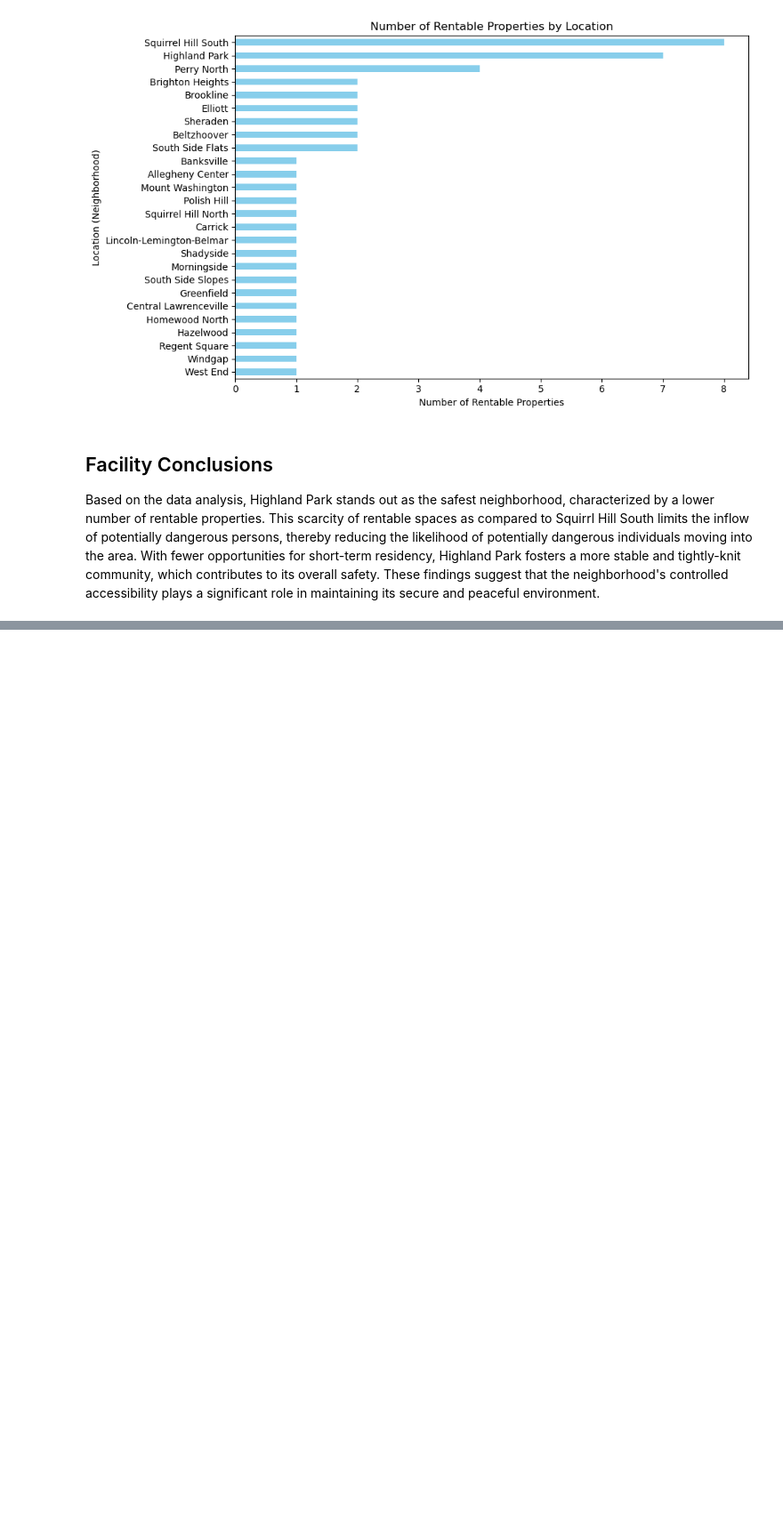
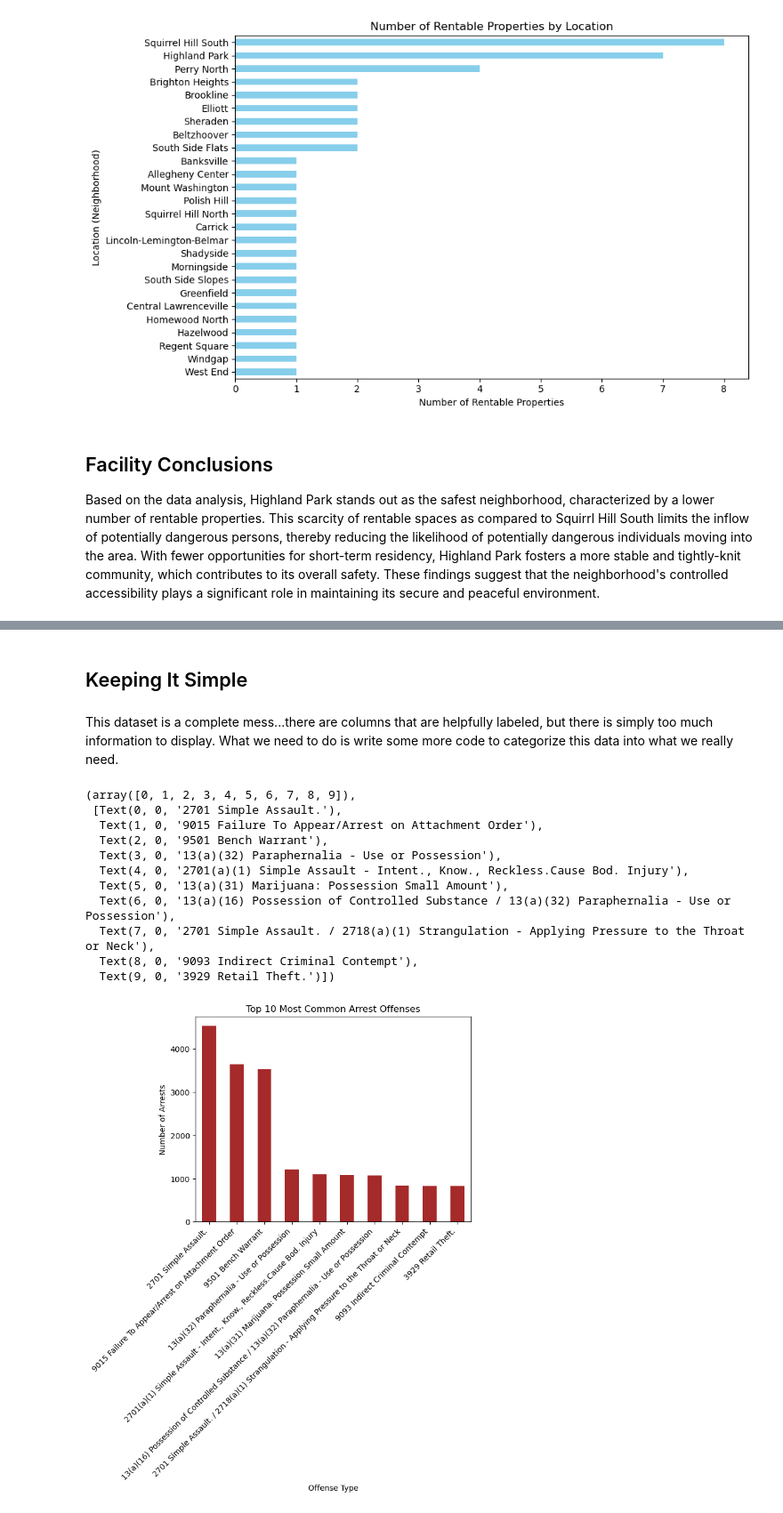
Before and after one commit to TyM022/Final-Project, a Jupyter notebook: finalnotebook.ipynb, the cells around one changed output, grey strips where cells are left out. Shown at 89% size. Saved outputs shown, nothing was run; the diff lists cells and outputs as text; code cells hidden in the pictures; blank space fills up the shorter version.

```diff
--- a/finalnotebook.ipynb
+++ b/finalnotebook.ipynb
@@ -451,0 +460,5 @@ Based on the data analysis, Highland Park stands out as the safest neighborhood,
+# %%
+import pandas as pd
+%matplotlib inline
+arrestInfo = pd.read_csv('arrestData.csv')
+arrestInfo
@@ -451,0 +479,29 @@ Based on the data analysis, Highland Park stands out as the safest neighborhood,
+# %% [markdown]
+## Keeping It Simple
+# %% [markdown]
+This dataset is a complete mess...there are columns that are helpfully labeled, but there is simply too much information to display. What we need to do is write some more code to categorize this data into what we really need.
+# %%
+import matplotlib.pyplot as plt
+
+# Count the occurrences of each offense and select the top 10
+offense_counts = arrestInfo['OFFENSES'].value_counts().head(10)
+
+# Create a bar graph for the 10
+offense_counts.plot(kind='bar', color='brown')
+plt.title('Top 10 Most Common Arrest Offenses')
+plt.xlabel('Offense Type')
+plt.ylabel('Number of Arrests')
+plt.xticks(rotation=45, ha='right')  # Rotate x-axis labels slightly
+# %% [output]
+(array([0, 1, 2, 3, 4, 5, 6, 7, 8, 9]),
+ [Text(0, 0, '2701 Simple Assault.'),
+  Text(1, 0, '9015 Failure To Appear/Arrest on Attachment Order'),
+  Text(2, 0, '9501 Bench Warrant'),
+  Text(3, 0, '13(a)(32) Paraphernalia - Use or Possession'),
+  Text(4, 0, '2701(a)(1) Simple Assault - Intent., Know., Reckless.Cause Bod. Injury'),
+  Text(5, 0, '13(a)(31) Marijuana: Possession Small Amount'),
+  Text(6, 0, '13(a)(16) Possession of Controlled Substance / 13(a)(32) Paraphernalia - Use or Possession'),
+  Text(7, 0, '2701 Simple Assault. / 2718(a)(1) Strangulation - Applying Pressure to the Throat or Neck'),
+  Text(8, 0, '9093 Indirect Criminal Contempt'),
+  Text(9, 0, '3929 Retail Theft.')])
+[figure, added]
```
Also changed, not shown: parts of 13 cells of this notebook.
